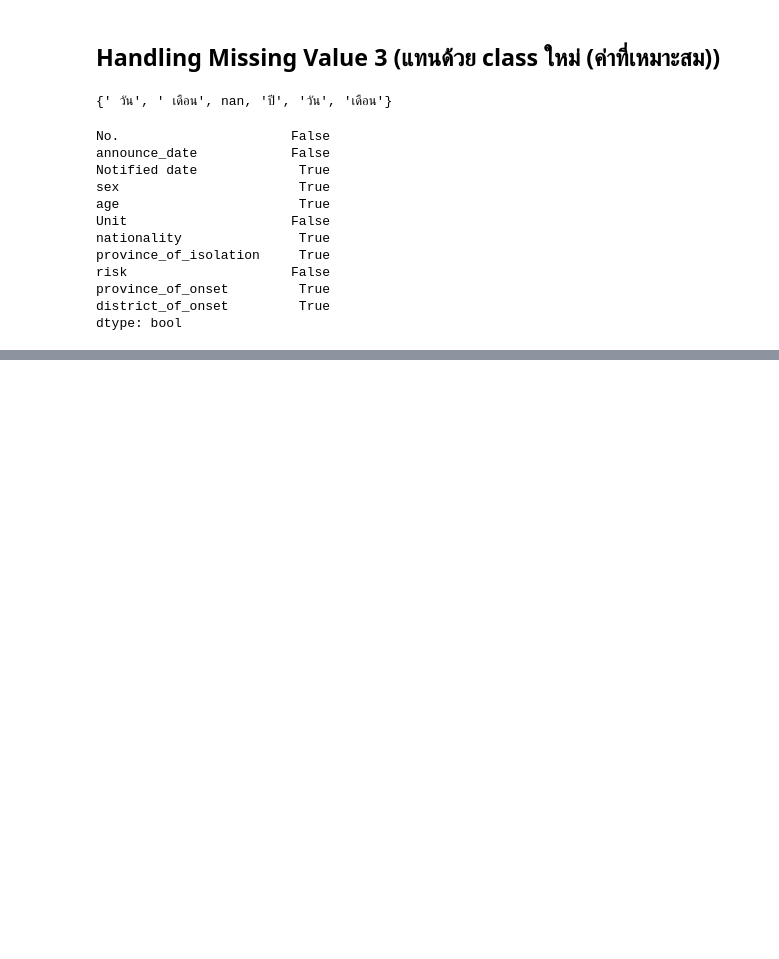
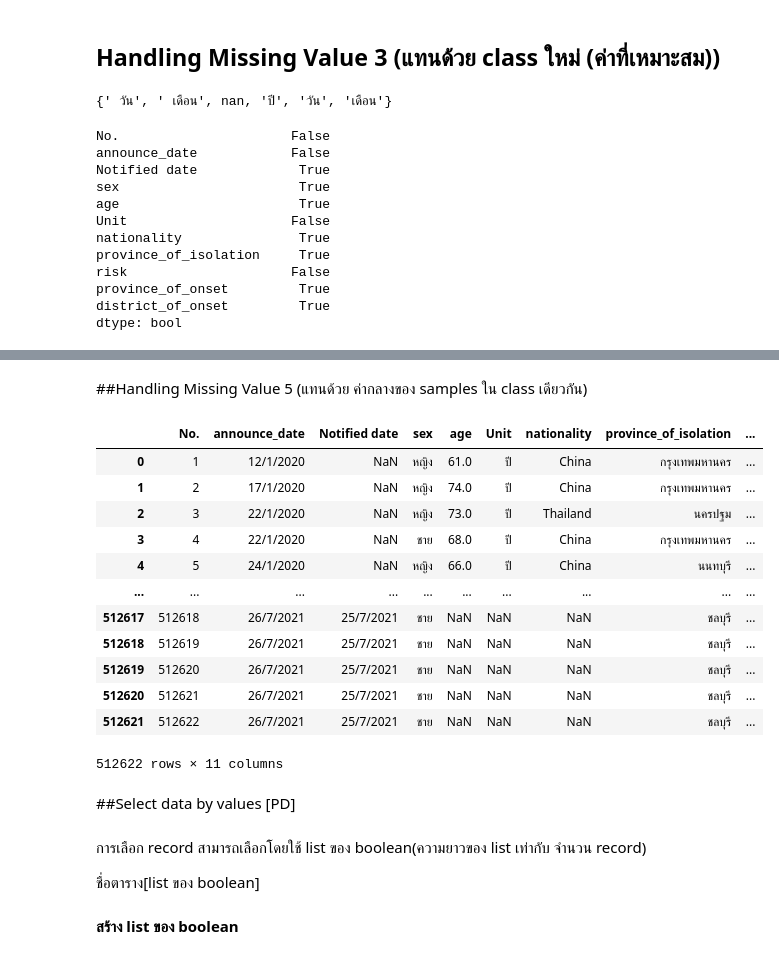
Before and after one commit to 603021852-8/DWDM21, a Jupyter notebook: Data_Preprocessing_(Chapter3).ipynb, the cells around one changed output, grey strips where cells are left out. Saved outputs shown, nothing was run; the diff lists cells and outputs as text; code cells hidden in the pictures; blank space fills up the shorter version.

```diff
--- a/Data_Preprocessing_(Chapter3).ipynb
+++ b/Data_Preprocessing_(Chapter3).ipynb
@@ -356,0 +473,27 @@ dtype: bool
+# %% [markdown]
+##Handling Missing Value 5 (แทนด้วย ค่ากลางของ samples ใน class เดียวกัน)
+# %%
+data_cases2 = pd.read_csv(os.path.join(path,'confirmed-cases.csv'))
+data_cases2
+# %% [output]
+|  | No. | announce_date | Notified date | sex | age | Unit | nationality | province_of_isolation | ... |
+| 0 | 1 | 12/1/2020 | NaN | หญิง | 61.0 | ปี | China | กรุงเทพมหานคร | ... |
+| 1 | 2 | 17/1/2020 | NaN | หญิง | 74.0 | ปี | China | กรุงเทพมหานคร | ... |
+| 2 | 3 | 22/1/2020 | NaN | หญิง | 73.0 | ปี | Thailand | นครปฐม | ... |
+| 3 | 4 | 22/1/2020 | NaN | ชาย | 68.0 | ปี | China | กรุงเทพมหานคร | ... |
+| 4 | 5 | 24/1/2020 | NaN | หญิง | 66.0 | ปี | China | นนทบุรี | ... |
+| ... | ... | ... | ... | ... | ... | ... | ... | ... | ... |
+| 512617 | 512618 | 26/7/2021 | 25/7/2021 | ชาย | NaN | NaN | NaN | ชลบุรี | ... |
+| 512618 | 512619 | 26/7/2021 | 25/7/2021 | ชาย | NaN | NaN | NaN | ชลบุรี | ... |
+| 512619 | 512620 | 26/7/2021 | 25/7/2021 | ชาย | NaN | NaN | NaN | ชลบุรี | ... |
+| 512620 | 512621 | 26/7/2021 | 25/7/2021 | ชาย | NaN | NaN | NaN | ชลบุรี | ... |
+| 512621 | 512622 | 26/7/2021 | 25/7/2021 | ชาย | NaN | NaN | NaN | ชลบุรี | ... |
+512622 rows × 11 columns
+# %% [markdown]
+##Select data by values [PD]
+# %% [markdown]
+การเลือก record สามารถเลือกโดยใช้ list ของ boolean(ความยาวของ list เท่ากับ จำนวน record)
+
+ชื่อตาราง[list ของ boolean]
+# %% [markdown]
+**สร้าง list ของ boolean**
```
Also changed, not shown: parts of 52 cells of this notebook.
